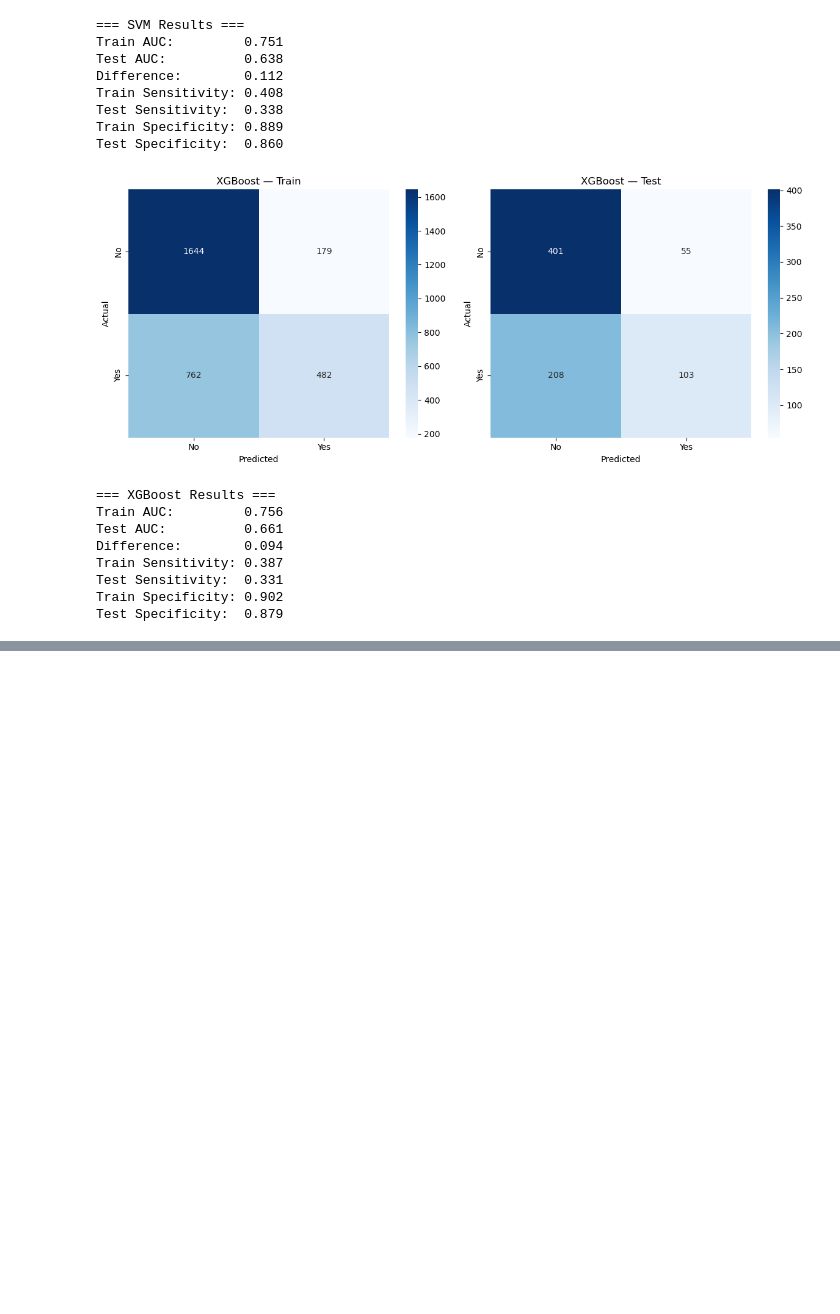
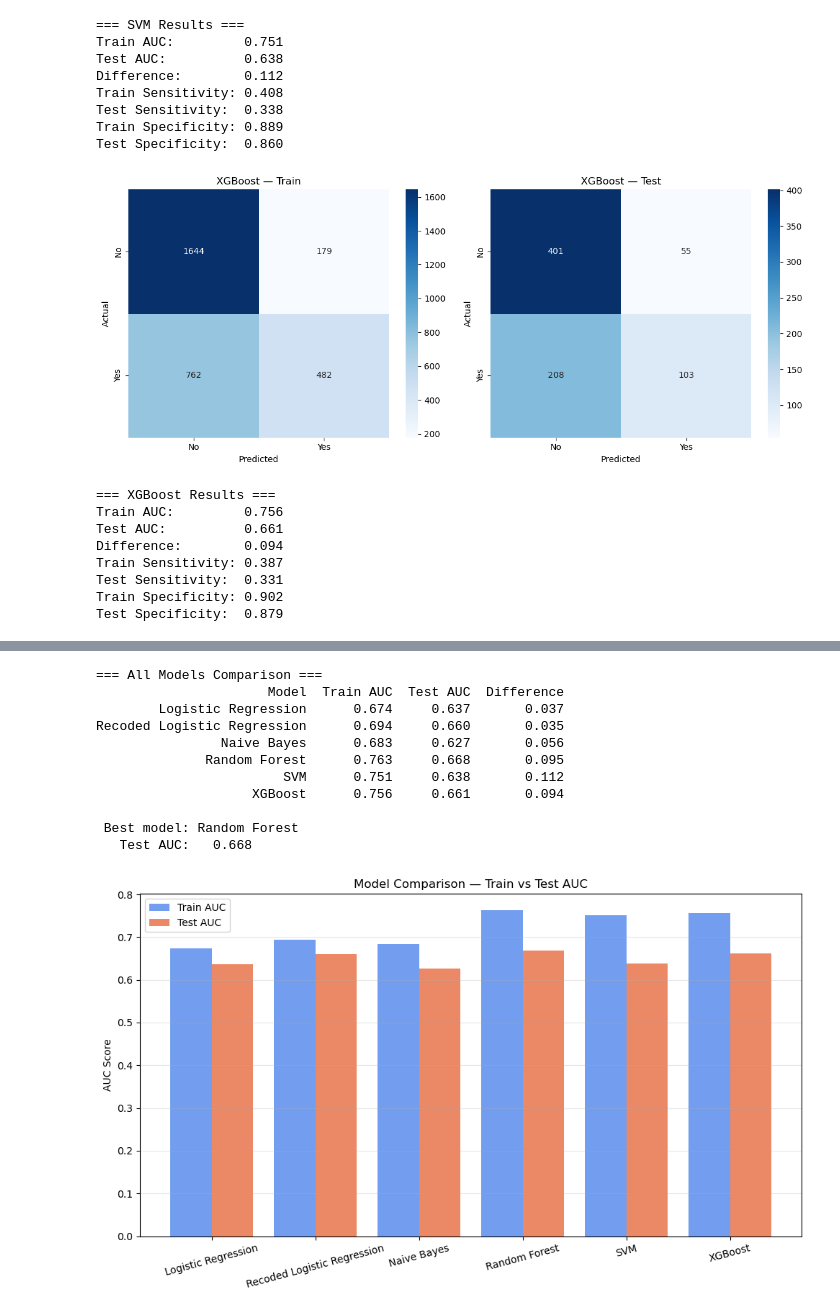
Before and after one commit to Aliona83/retail-customer-analytics, a Jupyter notebook: notebooks/04_campaign_model.ipynb, the cells around one changed output, grey strips where cells are left out. Cells and saved outputs as stored; diff of their text form; code cells hidden in the pictures; blank space fills up the shorter version.

Commit message:
phase 3 and 4 complete - all models saved

```diff
--- a/notebooks/04_campaign_model.ipynb
+++ b/notebooks/04_campaign_model.ipynb
@@ -27,3 +27,17 @@ Data loaded!
 Shape: (3834, 12)
 
 Columns: ['CustomerID', 'response', 'n_comp', 'loyalty', 'nps', 'n_communications', 'Total_Spending', 'Purchase_Frequency', 'Recency', 'Unique_Products', 'Avg_Basket_Size', 'nps_group']
+# %%
+# ================================================
+# Fix Missing Values
+# ================================================
+
+master['nps'] = master['nps'].fillna(master['nps'].median())
+master['Total_Spending'] = master['Total_Spending'].fillna(0)
+master['Purchase_Frequency'] = master['Purchase_Frequency'].fillna(0)
+master['Recency'] = master['Recency'].fillna(999)
+master['Unique_Products'] = master['Unique_Products'].fillna(0)
+master['Avg_Basket_Size'] = master['Avg_Basket_Size'].fillna(0)
+
+print("Missing values after fix:")
+print(master.isnull().sum())
@@ -739,3 +813,57 @@ Logistic Regression      0.674     0.637             0.566             0.647
+# %%
+# ================================================
+# Phase 4 — Compare All Models
+# ================================================
+
+results = pd.DataFrame({
+    'Model': ['Logistic Regression',
+              'Recoded Logistic Regression',
+              'Naive Bayes',
+              'Random Forest', 'SVM', 'XGBoost'],
+    'Train AUC': [train_auc, train_auc_r,
+                  nb_train_auc, rf_train_auc,
+                  svm_train_auc, xgb_train_auc],
+    'Test AUC':  [test_auc, test_auc_r,
+                  nb_test_auc, rf_test_auc,
+                  svm_test_auc, xgb_test_auc],
+})
+
+results['Difference'] = abs(results['Train AUC'] - results['Test AUC'])
+results = results.round(3)
+
+print("=== All Models Comparison ===")
+print(results.to_string(index=False))
+print(f"\n Best model: {results.loc[results['Test AUC'].idxmax(), 'Model']}")
+print(f"   Test AUC:   {results['Test AUC'].max():.3f}")
+
+# Plot comparison
+plt.figure(figsize=(10, 6))
+x = range(len(results))
+plt.bar([i - 0.2 for i in x], results['Train AUC'],
+        width=0.4, label='Train AUC', color='#5b8dee', alpha=0.85)
+plt.bar([i + 0.2 for i in x], results['Test AUC'],
+        width=0.4, label='Test AUC',  color='#e8734a', alpha=0.85)
+plt.xticks(x, results['Model'], rotation=15)
+plt.ylabel('AUC Score')
+plt.title('Model Comparison — Train vs Test AUC')
+plt.legend()
+plt.grid(axis='y', alpha=0.3)
+plt.tight_layout()
+plt.savefig('../images/model_comparison.png', dpi=150)
+plt.show()
+# %% [output]
+=== All Models Comparison ===
+                      Model  Train AUC  Test AUC  Difference
+        Logistic Regression      0.674     0.637       0.037
+Recoded Logistic Regression      0.694     0.660       0.035
+                Naive Bayes      0.683     0.627       0.056
+              Random Forest      0.763     0.668       0.095
+                        SVM      0.751     0.638       0.112
+                    XGBoost      0.756     0.661       0.094
+
+ Best model: Random Forest
+   Test AUC:   0.668
+[figure, added]
 # %%
 # ================================================
 # Save Trained Models
```
Also changed, not shown: parts of 4 cells of this notebook, 4 other files.
